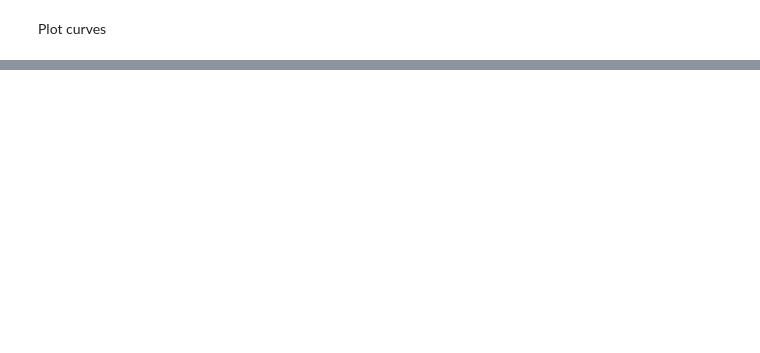
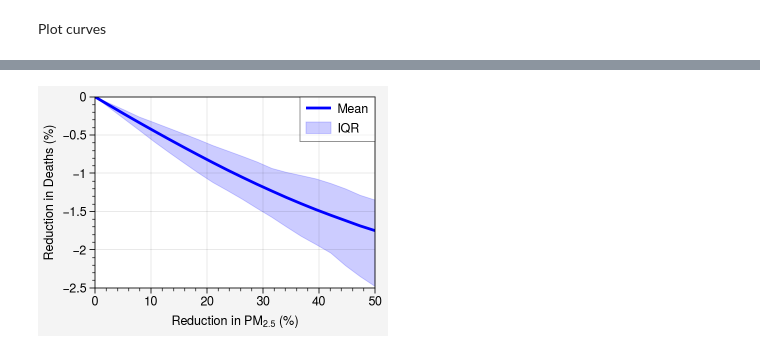
Before and after one commit to NSAPH-Projects/tresnet, a Jupyter notebook: notebooks/medicare_results.ipynb, the cells around one changed output, grey strips where cells are left out. Drawn from its saved outputs; the diff is of its cells as text; code cells hidden in the pictures; blank space fills up the shorter version.

```diff
--- a/notebooks/medicare_results.ipynb
+++ b/notebooks/medicare_results.ipynb
@@ -102,0 +146,22 @@ for part in ("train", "test"):
+# %%
+fig, ax = pplt.subplots([1], figsize=(3.5, 2.5))
+
+# pct = 100 * (curve.mu / curve.mu.iloc[0] - 1).values
+# ci = 100 * (curve.ci / curve.mu.iloc[0]).values
+x = curve.index * 100
+trac = (traces / traces[0, :] * 100) - 100
+mu = trac.mean(1)
+# ci = 1.96 * trac.std(1) / np.sqrt(len(traces))
+# ci = 1.96 * trac.std(1) / np.sqrt(len(traces))
+upper = np.quantile(trac, 0.75, axis=1)
+lower = np.quantile(trac, 0.25, axis=1)
+ax[0].fill_between(x, lower, upper, c="blue", alpha=0.2, label="IQR")
+# ax[0].plot(x, trac, c="grey5", lw=1, alpha=0.5)
+ax[0].plot(x, mu, c="blue", lw=2, label="Mean")
+ax[0].legend(ncols=1, framealpha=0.5)
+ax[0].set_ylim(-2.5, 0)
+ax[0].set_xlabel("Reduction in PM$_{2.5}$ (%)")
+ax[0].set_ylabel("Reduction in Deaths (%)");
+plt.savefig("results_percent.pdf", bbox_inches="tight")
+# %% [output]
+[figure, added]
```
Also changed, not shown: parts of 11 cells of this notebook, 17 other files.
